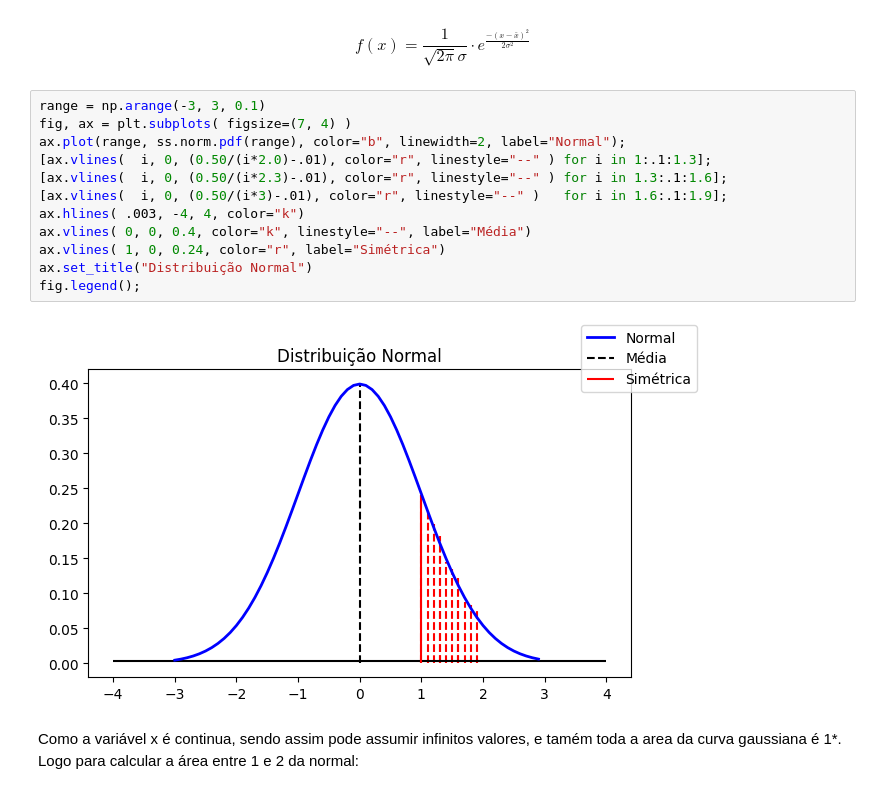
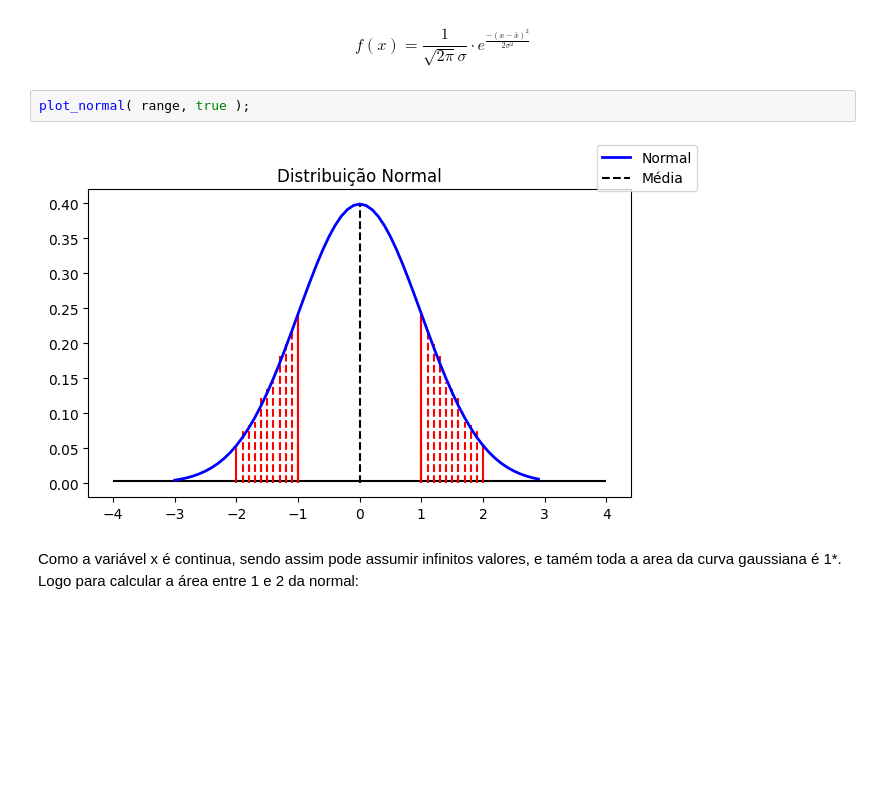
Before and after one commit to xGabrielR/Practical-Statistics-Book-Summary, a Jupyter notebook: notebooks/full_summary.ipynb, the cells around one changed output. Drawn from its saved outputs; the diff is of its cells as text; blank space fills up the shorter version.

```diff
--- a/notebooks/full_summary.ipynb
+++ b/notebooks/full_summary.ipynb
@@ -446,19 +548,9 @@ Função densidade de probabilidade
 # %% [markdown]
 $$f(x) = \frac{1}{\sqrt{2 \pi}\sigma} \cdot e^{\frac{-(x-\bar{x})^2}{2 \sigma^2}}$$
 # %%
-range = np.arange(-3, 3, 0.1)
-fig, ax = plt.subplots( figsize=(7, 4) )
-ax.plot(range, ss.norm.pdf(range), color="b", linewidth=2, label="Normal");
-[ax.vlines(  i, 0, (0.50/(i*2.0)-.01), color="r", linestyle="--" ) for i in 1:.1:1.3];
-[ax.vlines(  i, 0, (0.50/(i*2.3)-.01), color="r", linestyle="--" ) for i in 1.3:.1:1.6];
-[ax.vlines(  i, 0, (0.50/(i*3)-.01), color="r", linestyle="--" )   for i in 1.6:.1:1.9];
-ax.hlines( .003, -4, 4, color="k")
-ax.vlines( 0, 0, 0.4, color="k", linestyle="--", label="Média")
-ax.vlines( 1, 0, 0.24, color="r", label="Simétrica")
-ax.set_title("Distribuição Normal")
-fig.legend();
+plot_normal( range, true );
 # %% [output]
-[figure, old version]
+[figure, new version]
 # %% [markdown]
 Como a variável x é continua, sendo assim pode assumir infinitos valores, e tamém toda a area da curva gaussiana é 1*.<br>
 Logo para calcular a área entre 1 e 2 da normal:
```
Also changed, not shown: parts of 45 cells of this notebook, 3 other files.
